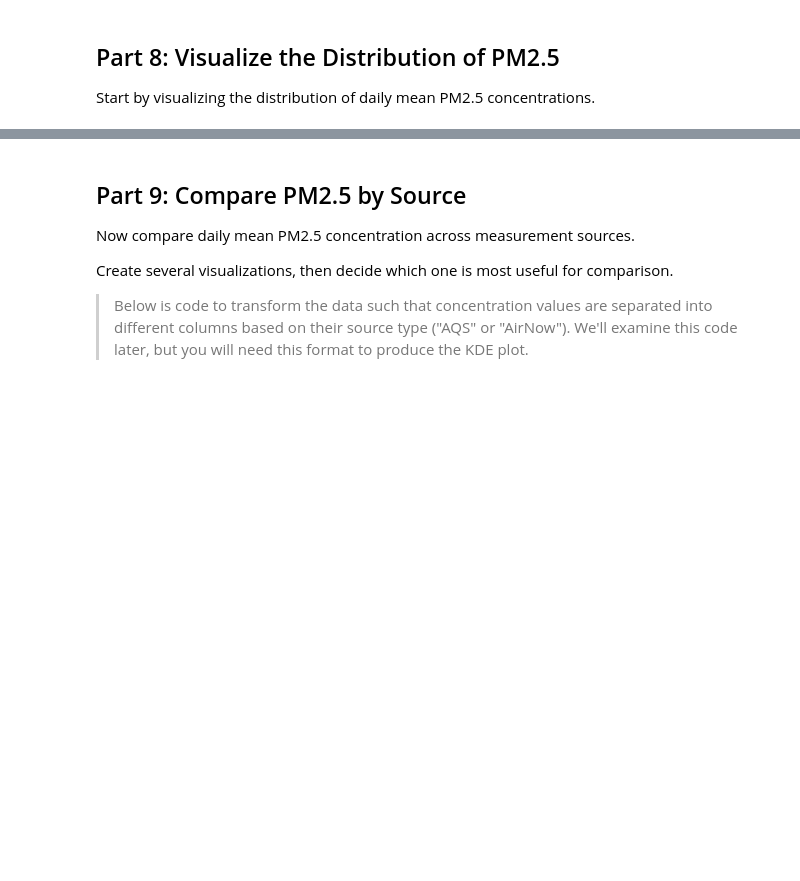
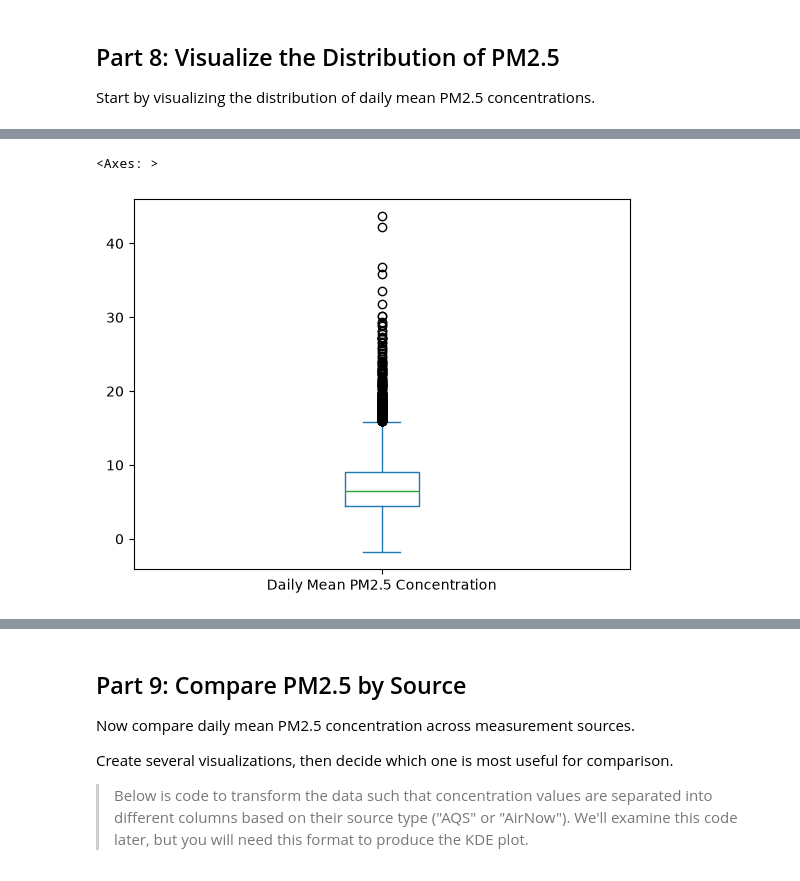
Before and after one commit to matt-swire-duke/ENV700, a Jupyter notebook: lessons/M3/M3-L-data-exploration-3-lab.ipynb, the cells around one changed output, grey strips where cells are left out. Cells and saved outputs as stored; diff of their text form; code cells hidden in the pictures; blank space fills up the shorter version.

```diff
--- a/lessons/M3/M3-L-data-exploration-3-lab.ipynb
+++ b/lessons/M3/M3-L-data-exploration-3-lab.ipynb
@@ -408,6 +450,11 @@ Start by visualizing the distribution of daily mean PM2.5 concentrations.
 # %%
 # Create a box plot of daily mean PM2.5 concentration using Pandas plotting.
 # Hint: select the concentration Series and use .plot(kind='box').
+
+pm25['Daily Mean PM2.5 Concentration'].plot(kind = 'box')
+# %% [output]
+<Axes: >
+[figure, added]
 # %% [markdown]
 ### Interpretation
 
```
Also changed, not shown: parts of 12 cells of this notebook, 2 other files.
